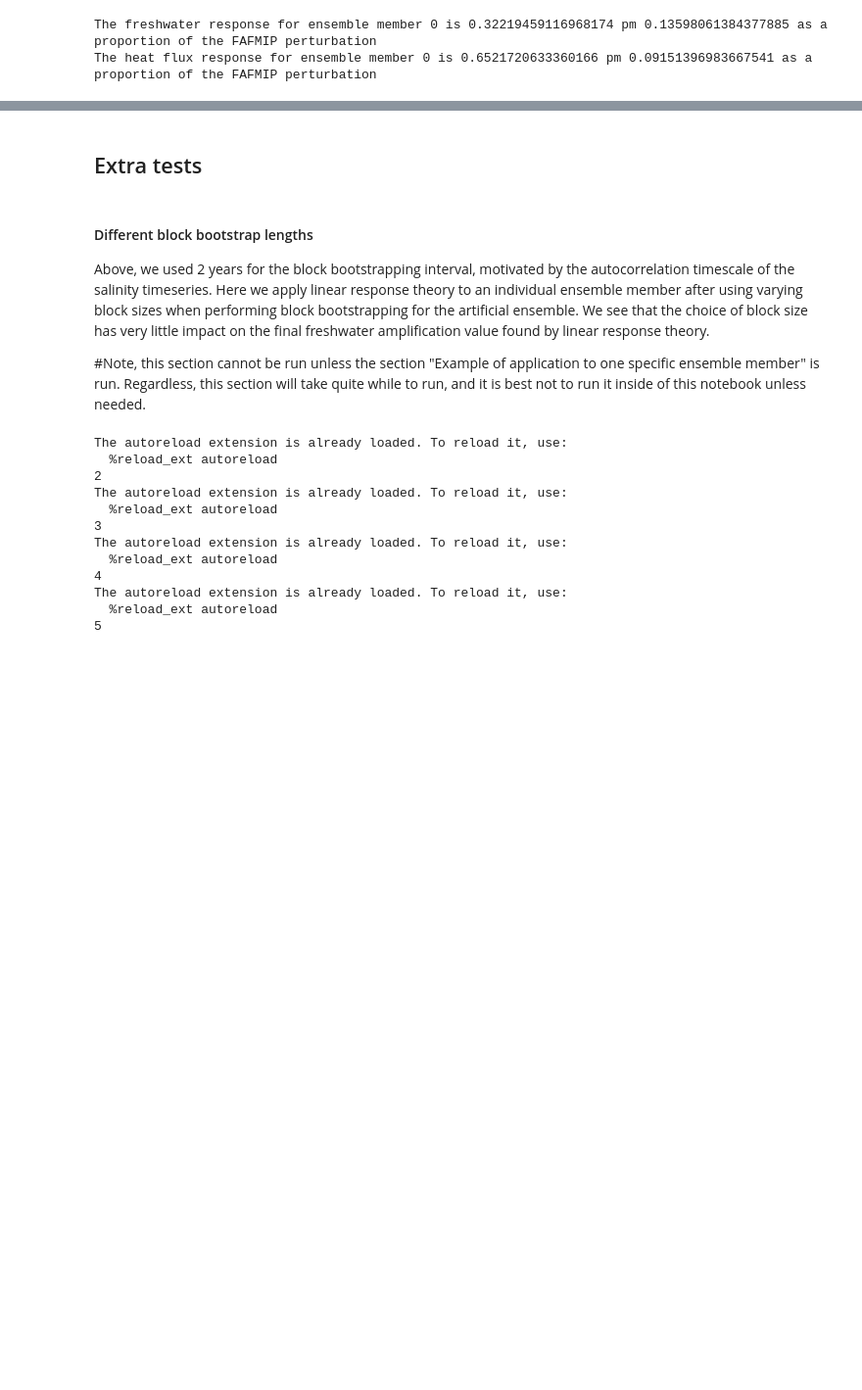
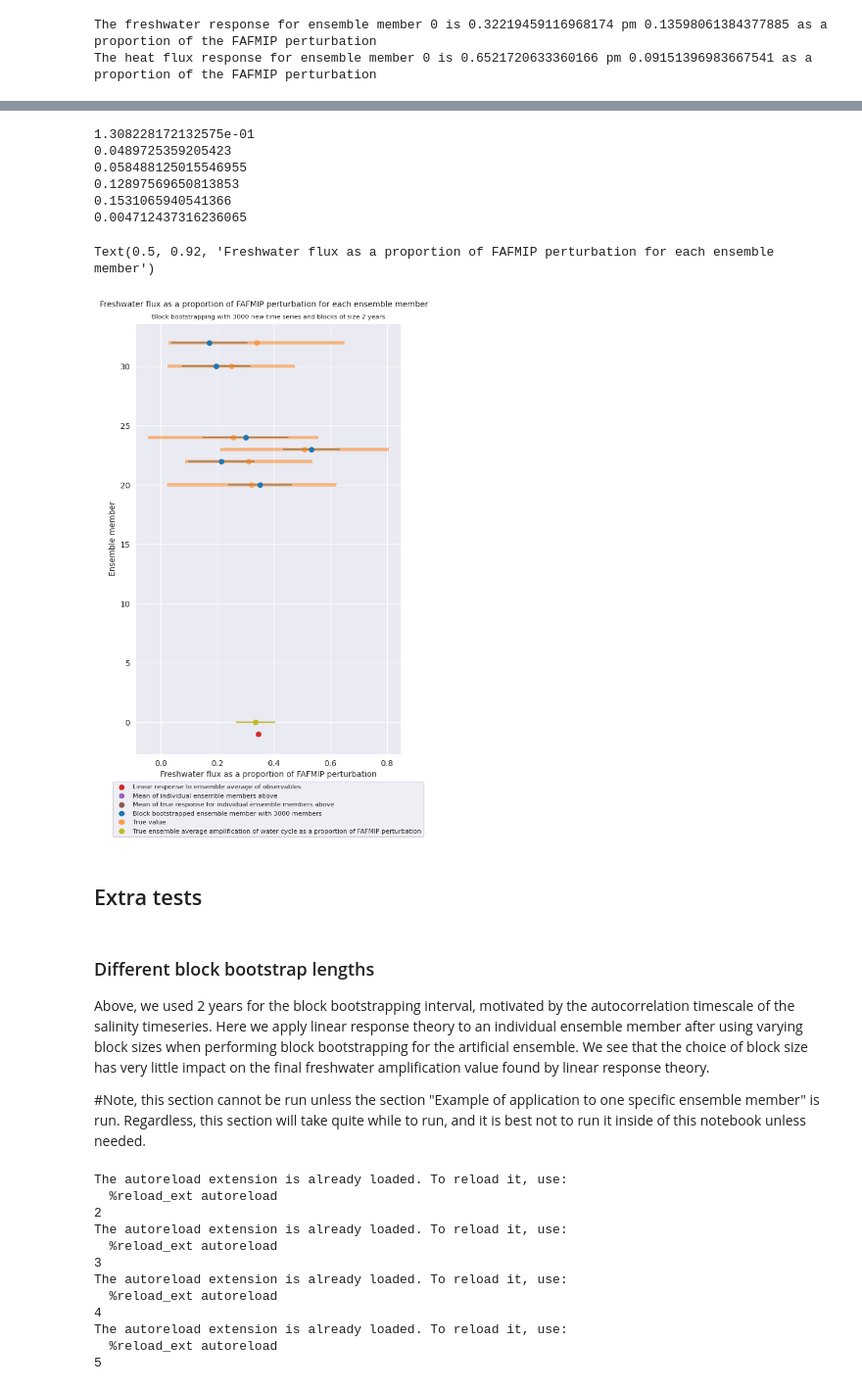
Before and after one commit to aurora-bf/freshwater_flux_linresp, a Jupyter notebook: model_tests/individual_ensemble_member_CESM.ipynb, the cells around one changed output, grey strips where cells are left out. Shown at 98% size. Drawn from its saved outputs; the diff is of its cells as text; code cells hidden in the pictures; blank space fills up the shorter version.

Commit message:
finish updating individual ensemble members cesm

```diff
--- a/model_tests/individual_ensemble_member_CESM.ipynb
+++ b/model_tests/individual_ensemble_member_CESM.ipynb
@@ -306,0 +312,23 @@ Text(0.5, 0.92, 'Freshwater flux as a proportion of FAFMIP perturbation for each
+# %%
+# We calculate the two forms of p value for the salt trends in the file  pvalue_salt_trends.py
+import os
+import pickle
+cwd = os.getcwd() #current working directory
+
+with open(cwd+"/pickled_files/pvalue_linear_trends", "rb") as fp:   #Unpickling the pvalues for each region for each ensemble member from the linear trend
+    pvalue_store=pickle.load(fp)
+with open(cwd+"/pickled_files/pvalue_from_bootstrap", "rb") as fp:   #Unpickling the pvalues for each region for each ensemble member from block bootstrapping
+    pvalue_bootstrap_store=pickle.load(fp)
+# %%
+## We first look at the mean of the pvalues in each of the regions across ensemble members
+for j in range(0,6):
+    print(pvalue_bootstrap_store[:,j].mean())
+
+#We see that generally regions 2,6 are significant and regions 1,3,4,5 are not significant - in this case the signal is largely natural variability and not forced resposne
+# %% [output]
+1.308228172132575e-01
+0.0489725359205423
+0.058488125015546955
+0.12897569650813853
+0.1531065940541366
+0.004712437316236065
@@ -307,7 +375,36 @@ Text(0.5, 0.92, 'Freshwater flux as a proportion of FAFMIP perturbation for each
+# %%
+import seaborn as sns
+import matplotlib as mpl
+sns.set_style(style="darkgrid")
+mpl.rcParams['figure.dpi'] = 100
+import matplotlib as mpl
+mpl.rcParams['figure.dpi'] = 100
+fig,ax=plt.subplots(figsize=(6,10))
+plt.errorbar(trend_uncertainty_bootstrap_mean_method1, np.linspace(1,34,34),xerr=trend_uncertainty_bootstrap_std_method1,fmt ='o',
+        color='tab:blue',ms=6, label='Block bootstrapped ensemble member with 3000 members')
+plt.errorbar(mean_boot, np.linspace(1,34,34),xerr=std_boot,fmt ='o', color='tab:orange',alpha=0.5,
+        ms=6, elinewidth=4, label='True value')
+
+ax.set_ylabel('Ensemble member')
+ax.set_xlabel('Freshwater flux as a proportion of FAFMIP perturbation')
+ax.errorbar(0.3347435703309112,0,xerr=0.0696193098065107, color='tab:olive',fmt ='o',
+        ms=6,label='True ensemble average amplification of water cycle as a proportion of FAFMIP perturbation') #this value comes from true_freshwater_fluxes.ipynb
+
+ax.scatter(0.3452800298777735,-1,color='tab:red',label='Linear response to ensemble average of observables') #this value comes from linear_response_CESM_ensemblemean.ipynb
+
+ax.scatter(np.average(trend_uncertainty_bootstrap_mean_method1,weights=trend_uncertainty_bootstrap_std_method1),-2,color='tab:purple',label='Mean of individual ensemble members above')
+ax.scatter(np.average(mean_boot,weights=std_boot),-3,color='tab:brown',label='Mean of true response for individual ensemble members above')
+
+ax.legend(loc='lower center',bbox_to_anchor=(0.5,-0.2),fontsize=8)
+plt.title('Block bootstrapping with 3000 new time series and blocks of size 2 years',fontsize=8)
+plt.suptitle('Freshwater flux as a proportion of FAFMIP perturbation for each ensemble member',fontsize=10, y=0.92)
+# %% [output]
+Text(0.5, 0.92, 'Freshwater flux as a proportion of FAFMIP perturbation for each ensemble member')
+[figure, added]
 # %% [markdown]
 ## Extra tests
 # %% [markdown]
-#### Different block bootstrap lengths
+### Different block bootstrap lengths
 Above, we used 2 years for the block bootstrapping interval, motivated by the autocorrelation timescale of the salinity timeseries. Here we apply linear response theory to an individual ensemble member after using varying block sizes when performing block bootstrapping for the artificial ensemble. We see that the choice of block size has very little impact on the final freshwater amplification value found by linear response theory.
 
 #Note, this section cannot be run unless the section "Example of application to one specific ensemble member" is run. Regardless, this section will take quite while to run, and it is best not to run it inside of this notebook unless needed.
```
Also changed, not shown: parts of 8 cells of this notebook, 3 other files.
